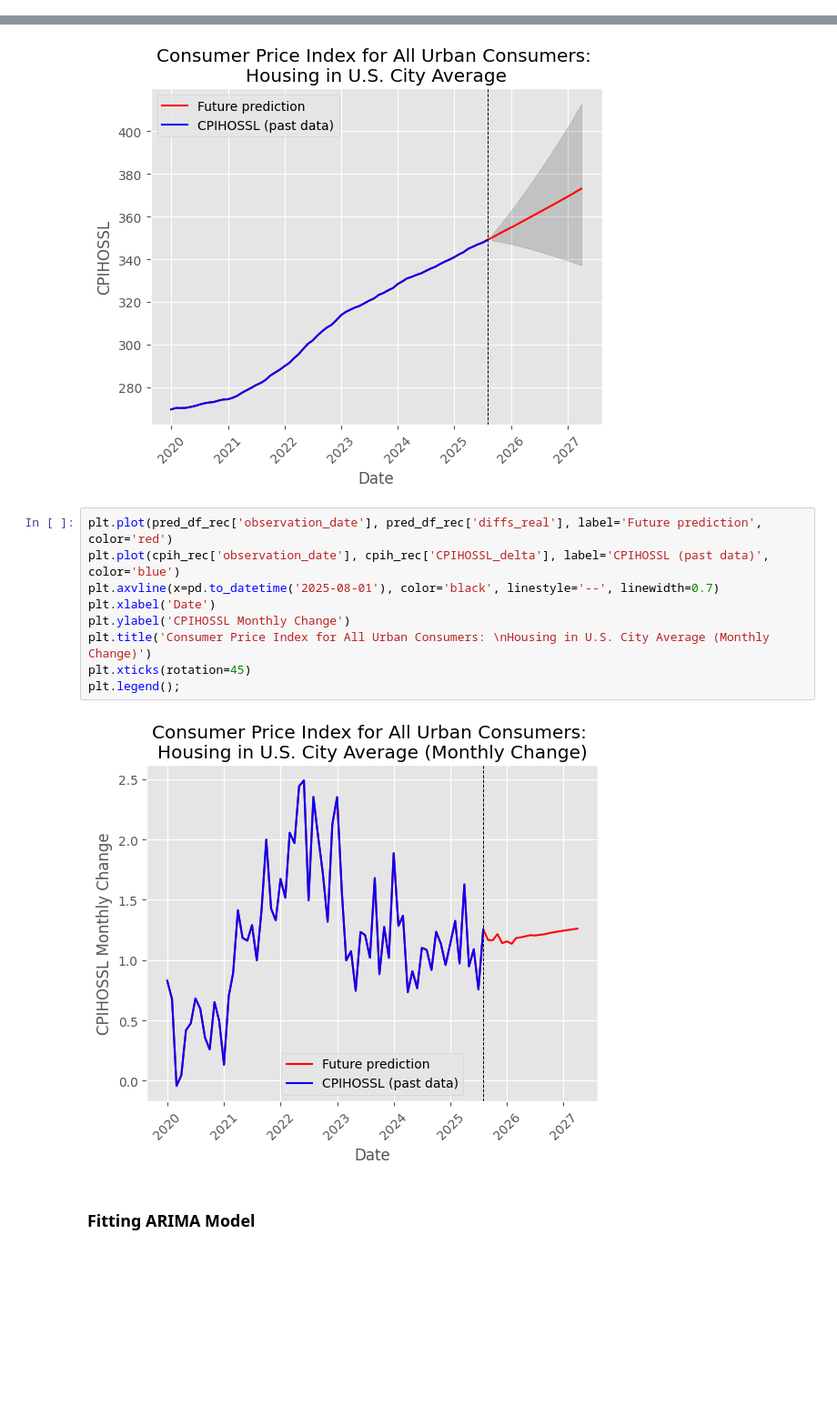
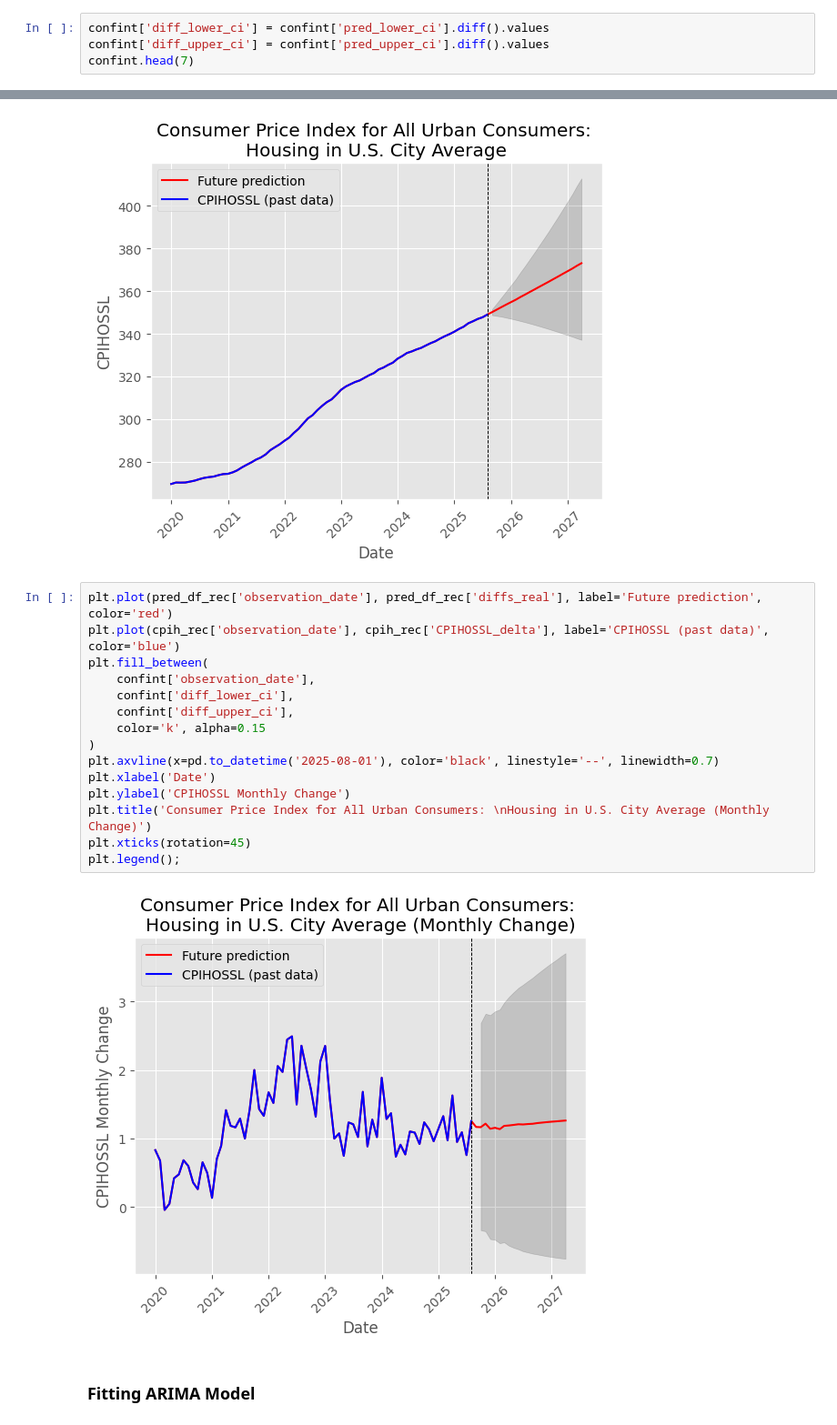
Before and after one commit to Hackquantumcpp/fred_economic_time_series, a Jupyter notebook: 02-analysis-CPIHOSSL.ipynb, the cells around one changed output, grey strips where cells are left out. Shown at 91% size. Saved outputs shown, nothing was run; the diff lists cells and outputs as text; blank space fills up the shorter version.

```diff
--- a/02-analysis-CPIHOSSL.ipynb
+++ b/02-analysis-CPIHOSSL.ipynb
@@ -361,3 +363,7 @@ confint.head()
 | 2 | 2025-11-01 | -0.001023 | 0.007930 | 5.852269 | 5.877907 | 348.023049 | ... |
 | 3 | 2025-12-01 | -0.001348 | 0.007810 | 5.850921 | 5.885717 | 347.554174 | ... |
 | 4 | 2026-01-01 | -0.001381 | 0.007903 | 5.849540 | 5.893620 | 347.074651 | ... |
+# %%
+confint['diff_lower_ci'] = confint['pred_lower_ci'].diff().values
+confint['diff_upper_ci'] = confint['pred_upper_ci'].diff().values
+confint.head(7)
@@ -429,13 +444,19 @@ plt.legend();
 # %%
 plt.plot(pred_df_rec['observation_date'], pred_df_rec['diffs_real'], label='Future prediction', color='red')
 plt.plot(cpih_rec['observation_date'], cpih_rec['CPIHOSSL_delta'], label='CPIHOSSL (past data)', color='blue')
+plt.fill_between(
+    confint['observation_date'],
+    confint['diff_lower_ci'],
+    confint['diff_upper_ci'],
+    color='k', alpha=0.15
+)
 plt.axvline(x=pd.to_datetime('2025-08-01'), color='black', linestyle='--', linewidth=0.7)
 plt.xlabel('Date')
 plt.ylabel('CPIHOSSL Monthly Change')
 plt.title('Consumer Price Index for All Urban Consumers: \nHousing in U.S. City Average (Monthly Change)')
 plt.xticks(rotation=45)
 plt.legend();
 # %% [output]
-[figure, old version]
+[figure, new version]
 # %% [markdown]
 ### Fitting ARIMA Model
```
Also changed, not shown: parts of 15 cells of this notebook, 1 other file.
